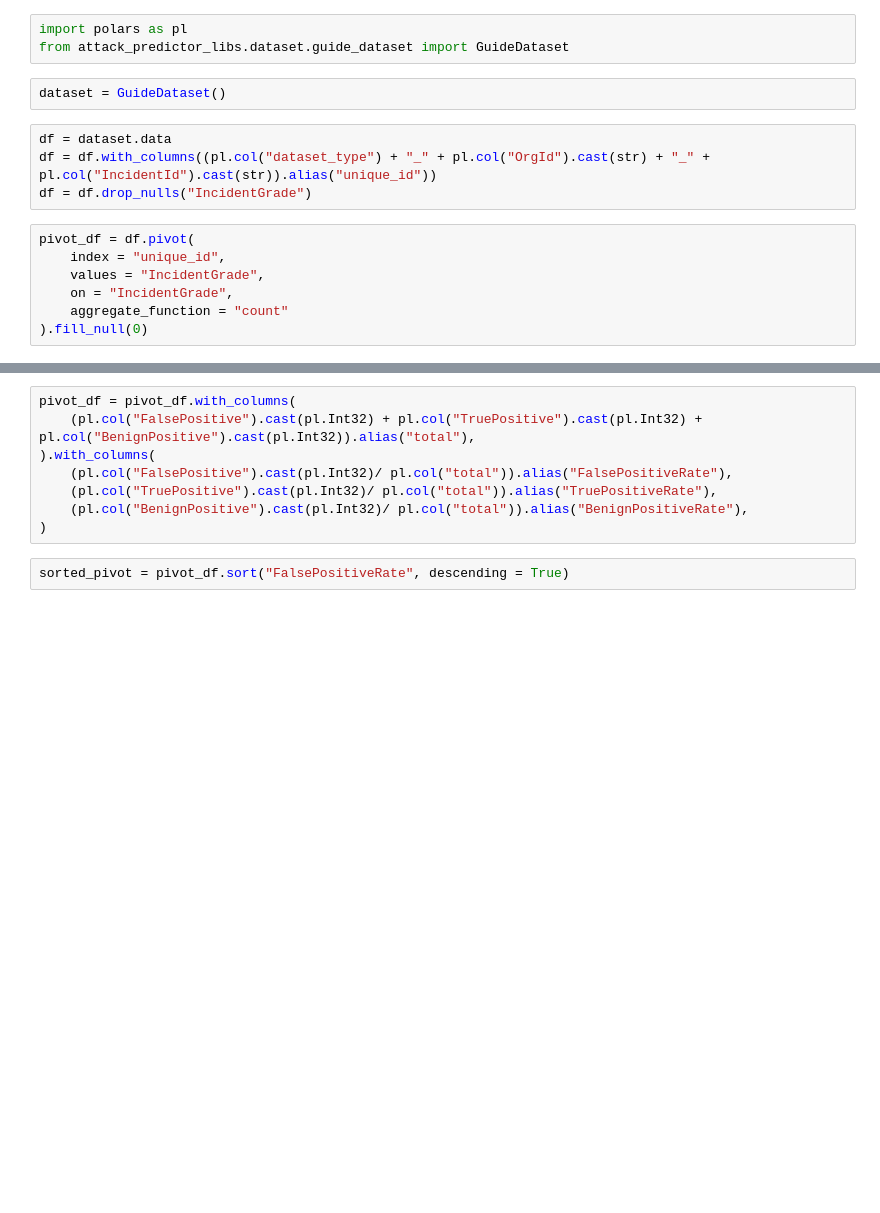
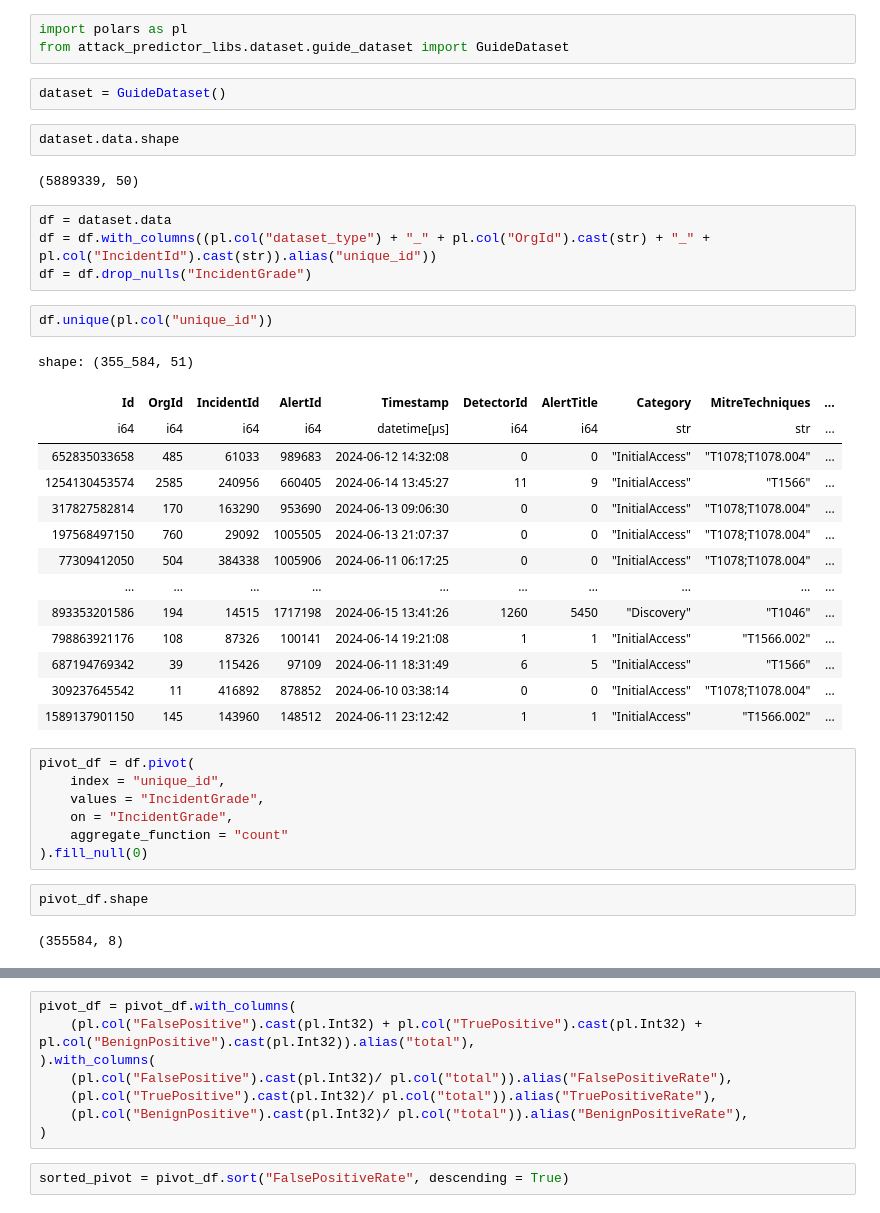
Before and after one commit to RyuichiHashimoto/BayesianNetwork, a Jupyter notebook: experiments/31_baisiannet/10_guidedataset.ipynb, the cells around one changed output, grey strips where cells are left out. Cells and saved outputs as stored; diff of their text form; blank space fills up the shorter version.

```diff
--- a/experiments/31_baisiannet/10_guidedataset.ipynb
+++ b/experiments/31_baisiannet/10_guidedataset.ipynb
@@ -3,10 +3,31 @@ import polars as pl
 from attack_predictor_libs.dataset.guide_dataset import GuideDataset
 # %%
 dataset = GuideDataset()
+# %%
+dataset.data.shape
+# %% [output]
+(5889339, 50)
 # %%
 df = dataset.data
 df = df.with_columns((pl.col("dataset_type") + "_" + pl.col("OrgId").cast(str) + "_" + pl.col("IncidentId").cast(str)).alias("unique_id"))
 df = df.drop_nulls("IncidentGrade")
+# %%
+df.unique(pl.col("unique_id"))
+# %% [output]
+shape: (355_584, 51)
+| Id | OrgId | IncidentId | AlertId | Timestamp | DetectorId | AlertTitle | Category | MitreTechniques | ... |
+| i64 | i64 | i64 | i64 | datetime[μs] | i64 | i64 | str | str | ... |
+| 652835033658 | 485 | 61033 | 989683 | 2024-06-12 14:32:08 | 0 | 0 | "InitialAccess" | "T1078;T1078.004" | ... |
+| 1254130453574 | 2585 | 240956 | 660405 | 2024-06-14 13:45:27 | 11 | 9 | "InitialAccess" | "T1566" | ... |
+| 317827582814 | 170 | 163290 | 953690 | 2024-06-13 09:06:30 | 0 | 0 | "InitialAccess" | "T1078;T1078.004" | ... |
+| 197568497150 | 760 | 29092 | 1005505 | 2024-06-13 21:07:37 | 0 | 0 | "InitialAccess" | "T1078;T1078.004" | ... |
+| 77309412050 | 504 | 384338 | 1005906 | 2024-06-11 06:17:25 | 0 | 0 | "InitialAccess" | "T1078;T1078.004" | ... |
+| … | … | … | … | … | … | … | … | … | ... |
+| 893353201586 | 194 | 14515 | 1717198 | 2024-06-15 13:41:26 | 1260 | 5450 | "Discovery" | "T1046" | ... |
+| 798863921176 | 108 | 87326 | 100141 | 2024-06-14 19:21:08 | 1 | 1 | "InitialAccess" | "T1566.002" | ... |
+| 687194769342 | 39 | 115426 | 97109 | 2024-06-11 18:31:49 | 6 | 5 | "InitialAccess" | "T1566" | ... |
+| 309237645542 | 11 | 416892 | 878852 | 2024-06-10 03:38:14 | 0 | 0 | "InitialAccess" | "T1078;T1078.004" | ... |
+| 1589137901150 | 145 | 143960 | 148512 | 2024-06-11 23:12:42 | 1 | 1 | "InitialAccess" | "T1566.002" | ... |
 # %%
 pivot_df = df.pivot(
     index = "unique_id",
@@ -14,6 +35,10 @@ pivot_df = df.pivot(
     on = "IncidentGrade",
     aggregate_function = "count"
 ).fill_null(0)
+# %%
+pivot_df.shape
+# %% [output]
+(355584, 8)
 # %%
 pivot_df.head()
 # %% [output]
```
Also changed, not shown: parts of 10 cells of this notebook.
